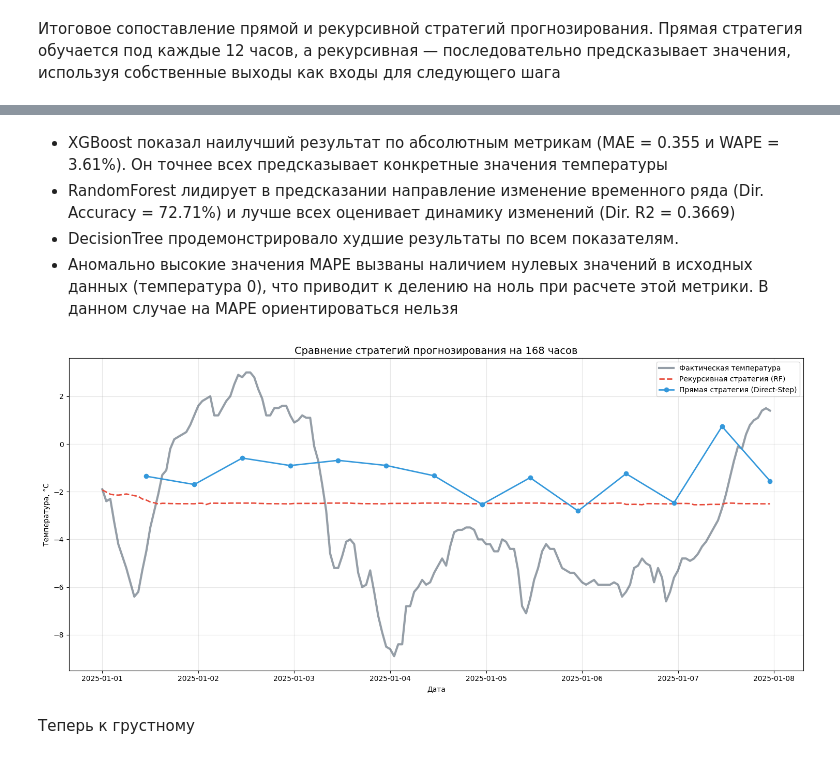
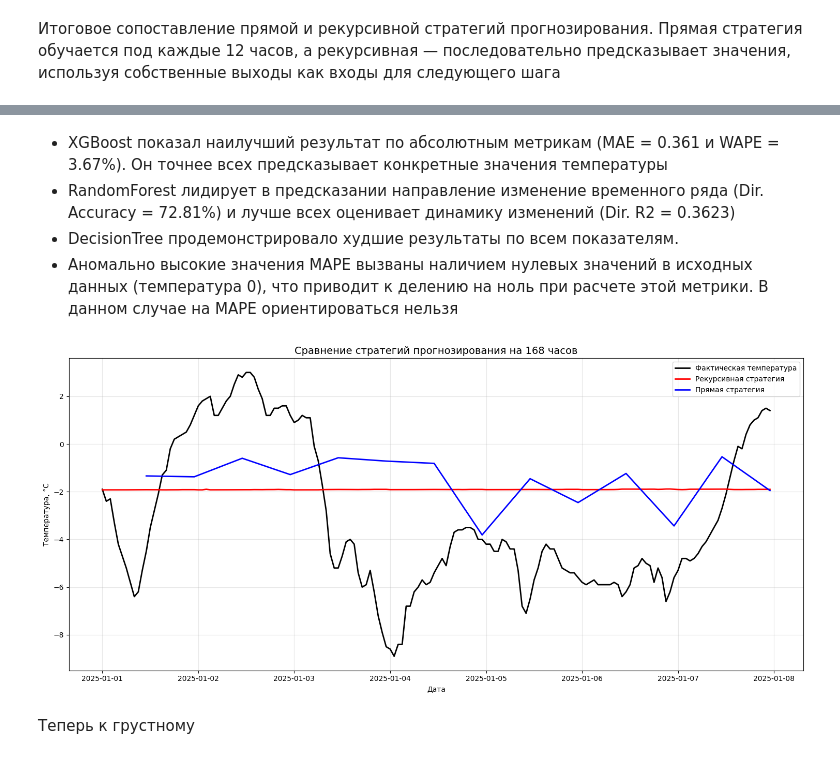
Before and after one commit to iszenzi/frameworks-python-2-lab-, a Jupyter notebook: main.ipynb, the cells around one changed output, grey strips where cells are left out. Drawn from its saved outputs; the diff is of its cells as text; code cells hidden in the pictures.

```diff
--- a/main.ipynb
+++ b/main.ipynb
@@ -730,7 +775,7 @@ for i in range(0, 100):
         row = {
             'hour': curr_time.hour,
             'month': curr_time.month,
-            'day_of_week': curr_time.dayofweek,
+            #'day_of_week': curr_time.dayofweek, убрал так как корреляция была слишком маленькой
             'lag_1h': history[-1], 'lag_2h': history[-2], 'lag_3h': history[-3],
             'lag_12h': history[-12], 'lag_24h': history[-24], 'lag_168h': history[-168],
             'rolling_mean_6h': np.mean(history[-6:]),
@@ -833,6 +878,6 @@ display(results_df)
 # %% [markdown]
-- XGBoost показал наилучший результат по абсолютным метрикам (MAE = 0.355  и WAPE = 3.61%). Он точнее всех предсказывает конкретные значения температуры
-- RandomForest лидирует в предсказании направление изменение временного ряда (Dir. Accuracy = 72.71%) и лучше всех оценивает динамику изменений (Dir. R2 = 0.3669)
+- XGBoost показал наилучший результат по абсолютным метрикам (MAE = 0.361 и WAPE = 3.67%). Он точнее всех предсказывает конкретные значения температуры
+- RandomForest лидирует в предсказании направление изменение временного ряда (Dir. Accuracy = 72.81%) и лучше всех оценивает динамику изменений (Dir. R2 = 0.3623)
 - DecisionTree продемонстрировало худшие результаты по всем показателям.
 - Аномально высокие значения MAPE вызваны наличием нулевых значений в исходных данных (температура 0), что приводит к делению на ноль при расчете этой метрики. В данном случае на MAPE ориентироваться нельзя
 # %%
@@ -850,7 +895,7 @@ if len(history) < 168:
 
 for h in range(horizon):
     row = {
-        'hour': time_axis[h].hour, 'month': time_axis[h].month, 'day_of_week': time_axis[h].dayofweek,
+        'hour': time_axis[h].hour, 'month': time_axis[h].month,
         'lag_1h': history[-1], 'lag_2h': history[-2], 'lag_3h': history[-3],
         'lag_12h': history[-12], 'lag_24h': history[-24], 'lag_168h': history[-168],
         'rolling_mean_6h': np.mean(history[-6:]), 'rolling_range_6h': np.max(history[-6:]) - np.min(history[-6:]),
@@ -866,37 +911,37 @@ direct_preds = []
 direct_times = []
 
 for h in range(12, horizon + 1, 12):
     X_sample = X_test.iloc[[start_idx]]
 
     y_tr_h = y_train.shift(-h).dropna()
 
     params = all_best_params['RF'].copy()
     params['n_estimators'] = 50
 
     model_h = RandomForestRegressor(**params, random_state=42, n_jobs=-1)
 
     model_h.fit(X_train.loc[y_tr_h.index], y_tr_h)
 
     direct_preds.append(model_h.predict(X_sample)[0])
     direct_times.append(time_axis[h-1])
 
 plt.figure(figsize=(15, 7))
 
-plt.plot(time_axis, actual_temp, label='Фактическая температура', color='#2c3e50', lw=3, alpha=0.5)
+plt.plot(time_axis, actual_temp, label='Фактическая температура', color='black', lw=2)
 
-plt.plot(time_axis, rec_preds, label='Рекурсивная стратегия (RF)', color='#e74c3c', ls='--', lw=2)
+plt.plot(time_axis, rec_preds, label='Рекурсивная стратегия', color='red', lw=2)
 
-plt.plot(direct_times, direct_preds, 'o-', label='Прямая стратегия (Direct-Step)', color='#3498db', lw=2)
+plt.plot(direct_times, direct_preds, label='Прямая стратегия', color='blue', lw=2)
 
 plt.title('Сравнение стратегий прогнозирования на 168 часов', fontsize=14)
 plt.ylabel('Температура, °C')
 plt.xlabel('Дата')
 plt.legend()
 plt.grid(True, alpha=0.3)
 plt.tight_layout()
 plt.show()
 # %% [output]
-[figure, old version]
+[figure, new version]
 # %% [markdown]
 Теперь к грустному
 # %% [markdown]
```
Also changed, not shown: parts of 17 cells of this notebook.
